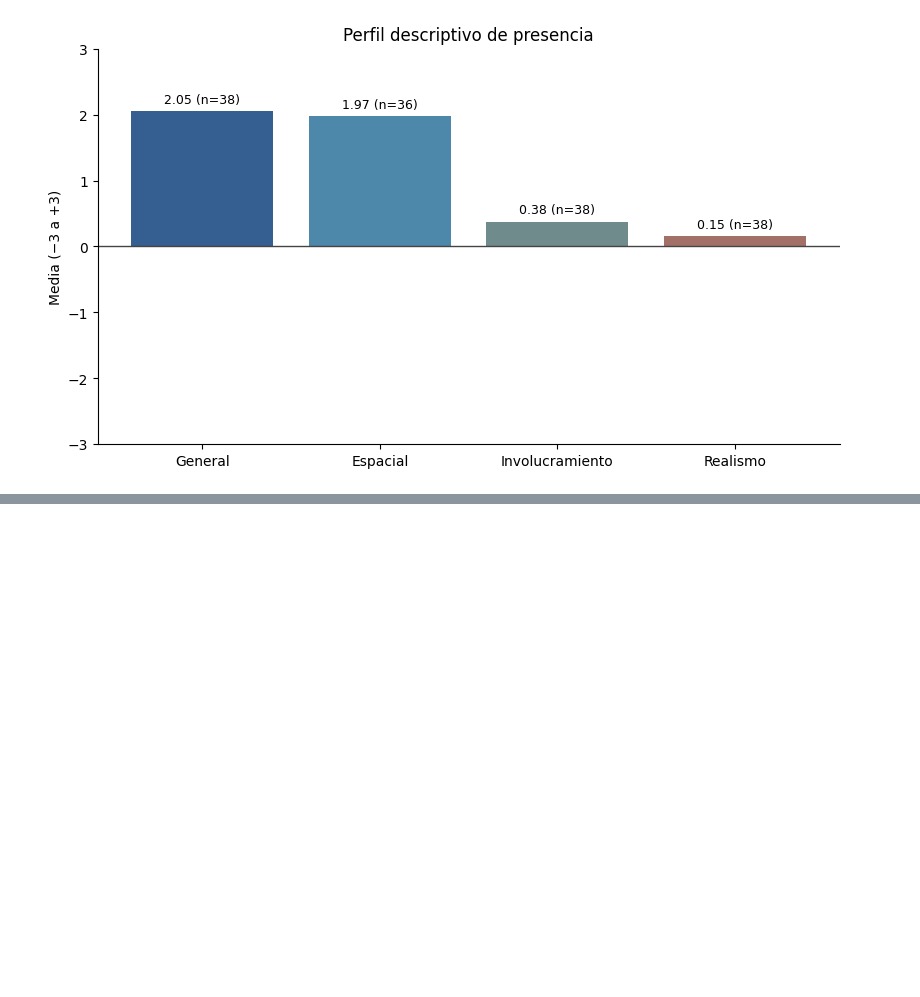
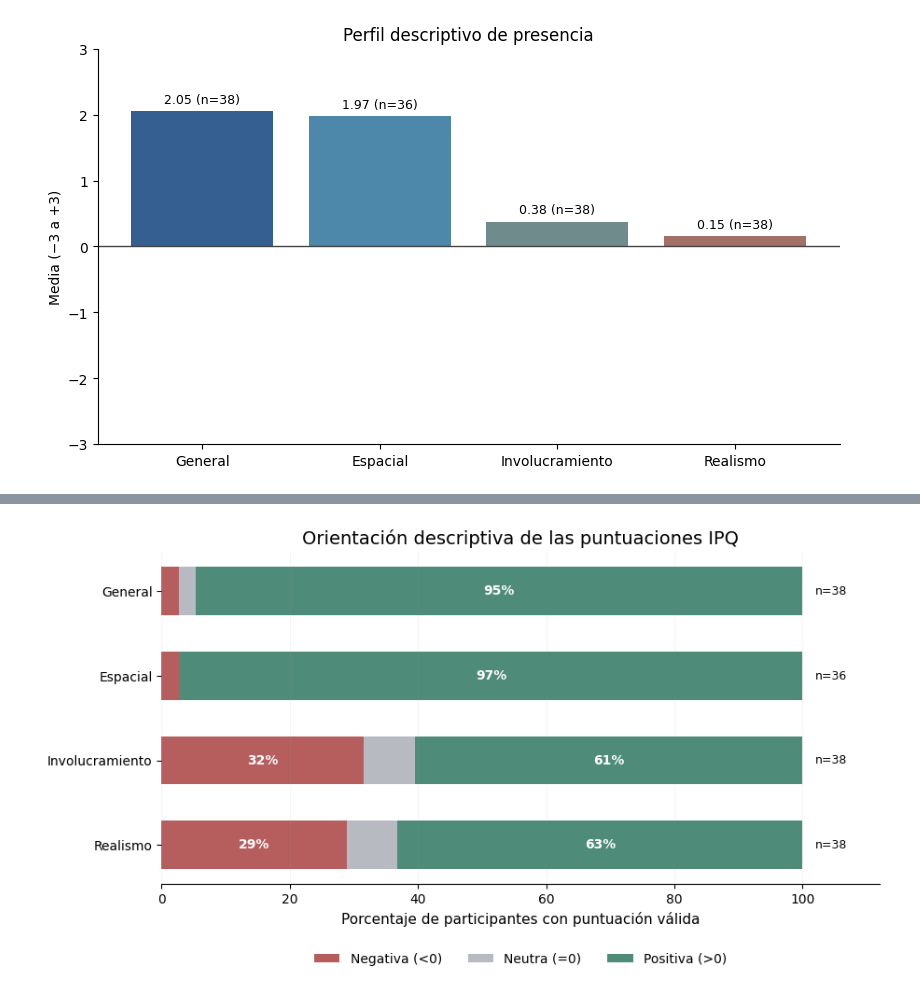
Before and after one commit to angelargd8/PG-analisis-resultados, a Jupyter notebook: IPQ/resultados-IPQ.ipynb, the cells around one changed output, grey strips where cells are left out. Cells and saved outputs as stored; diff of their text form; code cells hidden in the pictures; blank space fills up the shorter version.

```diff
--- a/IPQ/resultados-IPQ.ipynb
+++ b/IPQ/resultados-IPQ.ipynb
@@ -171,0 +296,27 @@ plt.show()
+# %%
+fig,ax=plt.subplots(figsize=(9,4.8),constrained_layout=True)
+
+orden=['General','Espacial','Involucramiento','Realismo']
+categorias=['Negativa (<0)','Neutra (=0)','Positiva (>0)']
+colores=['#B65E5E','#B7BAC0','#4E8B78']
+
+for y,dim in enumerate(orden):
+    serie=dimensiones_ipq[dim].dropna()
+    partes=[(serie<0).mean()*100,(serie==0).mean()*100,(serie>0).mean()*100]
+    izquierda=0
+    for cat,color,parte in zip(categorias,colores,partes):
+        ax.barh(y,parte,left=izquierda,color=color,height=.57,label=cat if y==0 else None)
+        if parte>8:ax.text(izquierda+parte/2,y,f'{parte:.0f}%',ha='center',va='center',color='white' if cat!='Neutra (=0)' else '#333333',fontweight='bold',fontsize=10)
+        izquierda+=parte
+    ax.text(102,y,f'n={len(serie)}',va='center',fontsize=9)
+
+ax.set_yticks(range(4),orden)
+ax.invert_yaxis()
+ax.set(xlim=(0,112),xlabel='Porcentaje de participantes con puntuación válida',title='Orientación descriptiva de las puntuaciones IPQ')
+ax.set_xticks([0,20,40,60,80,100])
+ax.grid(axis='x',alpha=.1)
+ax.legend(loc='lower center',bbox_to_anchor=(.5,-.28),ncol=3,frameon=False)
+ax.spines[['top','right','left']].set_visible(False)
+plt.show()
+# %% [output]
+[figure, added]
```
Also changed, not shown: parts of 22 cells of this notebook.
